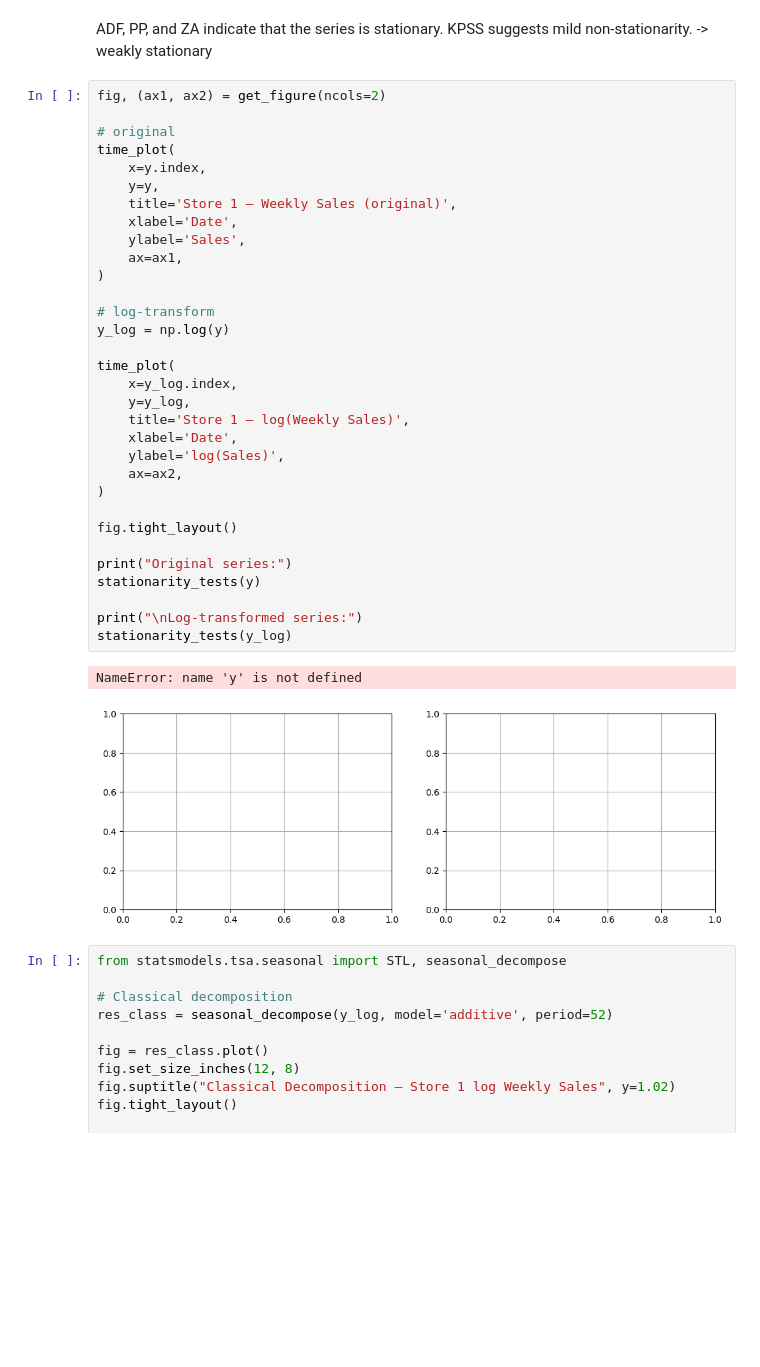
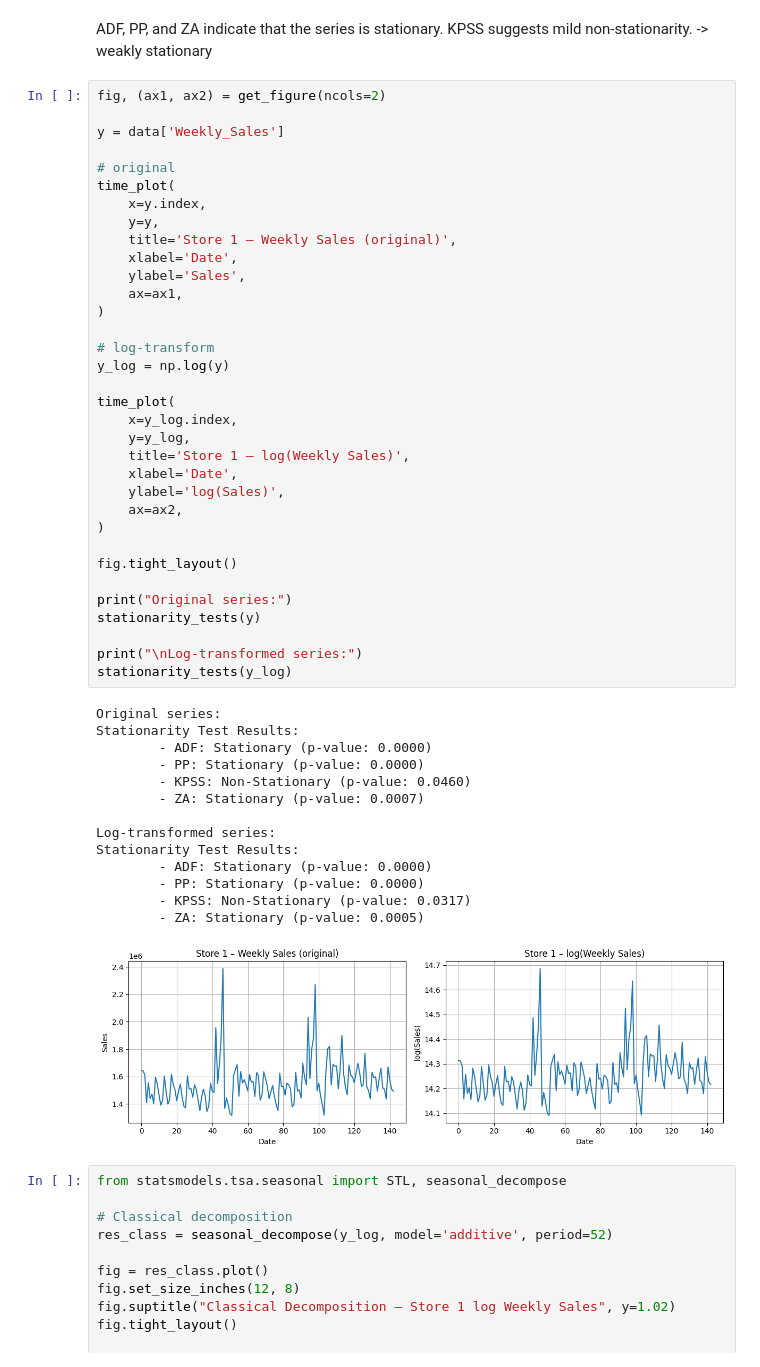
Before and after one commit to nadeeiiin/TIME-HS25-practical-exercises, a Jupyter notebook: notebooks/01_TIME_exercise-01.ipynb, the cells around one changed output. Drawn from its saved outputs; the diff is of its cells as text; blank space fills up the shorter version.

Commit message:
fix error

```diff
--- a/notebooks/01_TIME_exercise-01.ipynb
+++ b/notebooks/01_TIME_exercise-01.ipynb
@@ -225,39 +225,53 @@ Stationarity Test Results:
 ADF, PP, and ZA indicate that the series is stationary. KPSS suggests mild non-stationarity. -> weakly stationary
 # %%
 fig, (ax1, ax2) = get_figure(ncols=2)
+
+y = data['Weekly_Sales']
 
 # original
 time_plot(
     x=y.index,
     y=y,
     title='Store 1 – Weekly Sales (original)',
     xlabel='Date',
     ylabel='Sales',
     ax=ax1,
 )
 
 # log-transform
 y_log = np.log(y)
 
 time_plot(
     x=y_log.index,
     y=y_log,
     title='Store 1 – log(Weekly Sales)',
     xlabel='Date',
     ylabel='log(Sales)',
     ax=ax2,
 )
 
 fig.tight_layout()
 
 print("Original series:")
 stationarity_tests(y)
 
 print("\nLog-transformed series:")
 stationarity_tests(y_log)
 # %% [output]
-NameError: name 'y' is not defined
+Original series:
+Stationarity Test Results:
+        - ADF: Stationary (p-value: 0.0000)
+        - PP: Stationary (p-value: 0.0000)
+        - KPSS: Non-Stationary (p-value: 0.0460)
+        - ZA: Stationary (p-value: 0.0007)
+
+Log-transformed series:
+Stationarity Test Results:
+        - ADF: Stationary (p-value: 0.0000)
+        - PP: Stationary (p-value: 0.0000)
+        - KPSS: Non-Stationary (p-value: 0.0317)
+        - ZA: Stationary (p-value: 0.0005)
-[figure, old version]
+[figure, new version]
 # %%
 from statsmodels.tsa.seasonal import STL, seasonal_decompose
 
```
Also changed, not shown: parts of 2 cells of this notebook.
